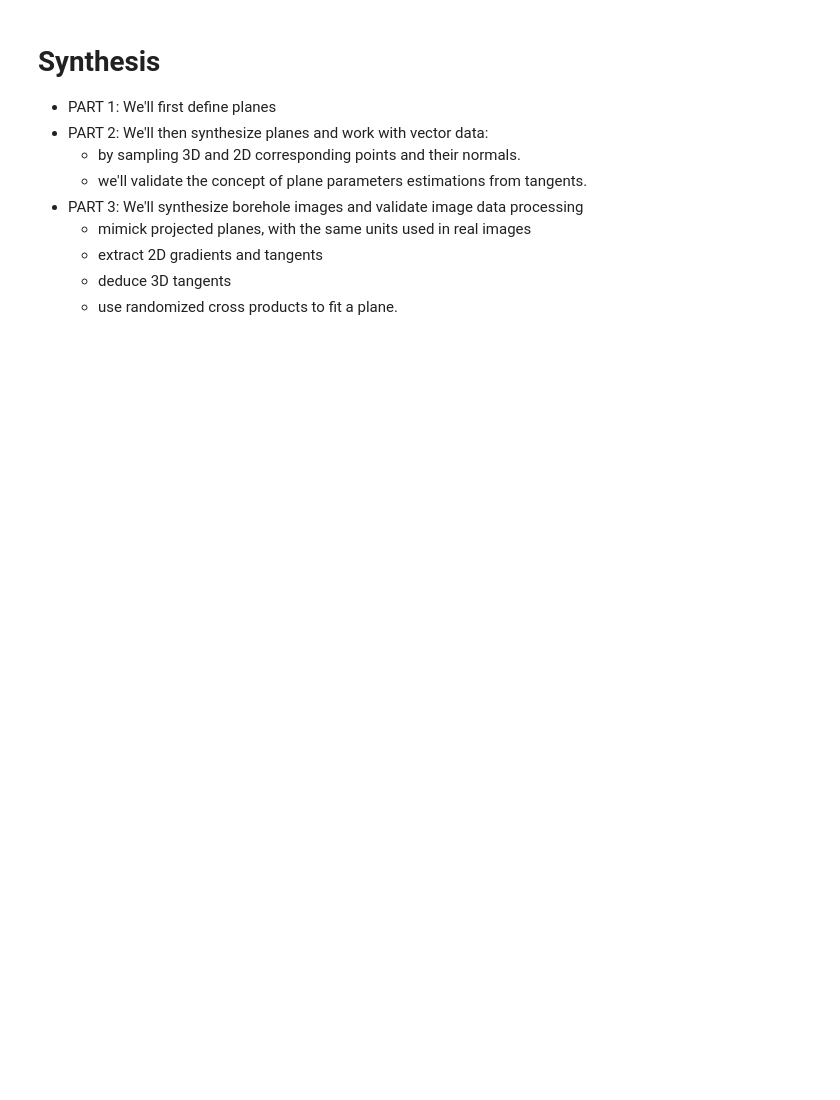
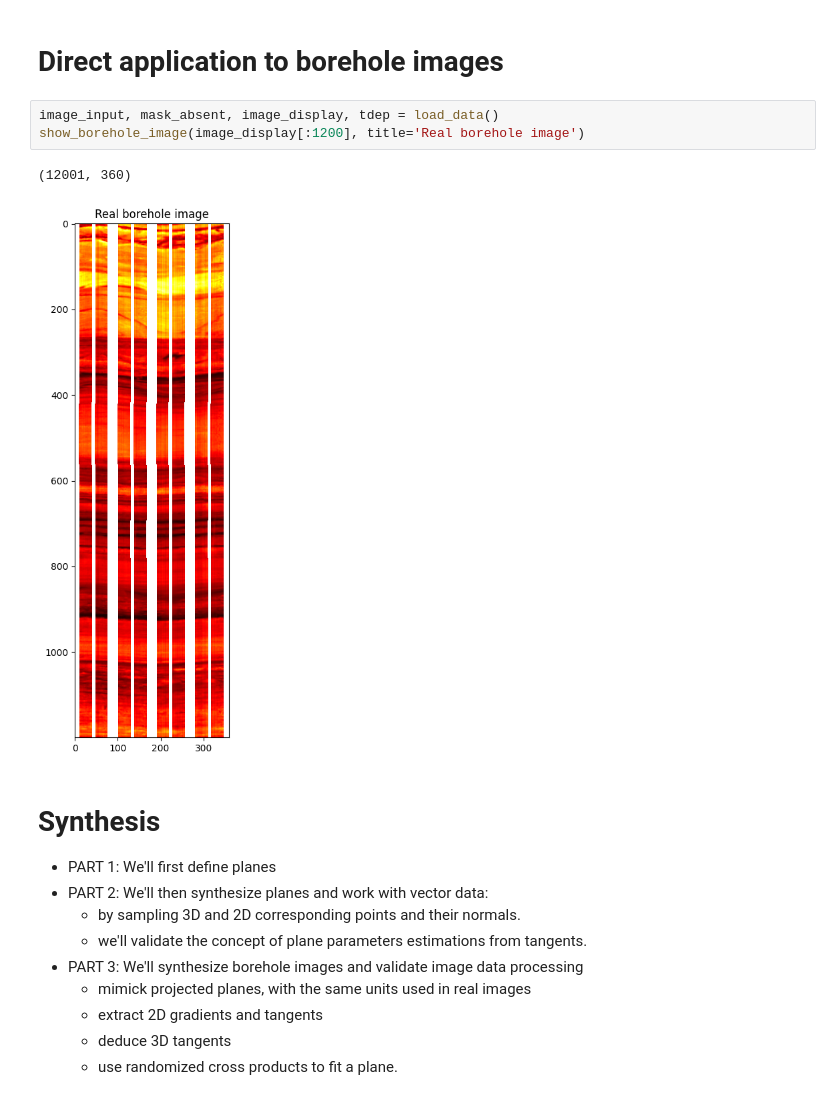
Before and after one commit to balthazarneveu/geosciences, a Jupyter notebook: TP_4/planes_synthesis.ipynb, the cells around one changed output. Saved outputs shown, nothing was run; the diff lists cells and outputs as text; blank space fills up the shorter version.

Commit message:
#4 TP-4 initiate work on real data

```diff
--- a/TP_4/planes_synthesis.ipynb
+++ b/TP_4/planes_synthesis.ipynb
@@ -1,3 +23,11 @@
+# %% [markdown]
+# Direct application to borehole images
+# %%
+image_input, mask_absent, image_display, tdep = load_data()
+show_borehole_image(image_display[:1200], title='Real borehole image')
+# %% [output]
+(12001, 360)
+[figure, added]
 # %% [markdown]
 # Synthesis
 - PART 1: We'll first define planes
```
Also changed, not shown: parts of 3 cells of this notebook, 2 other files.
